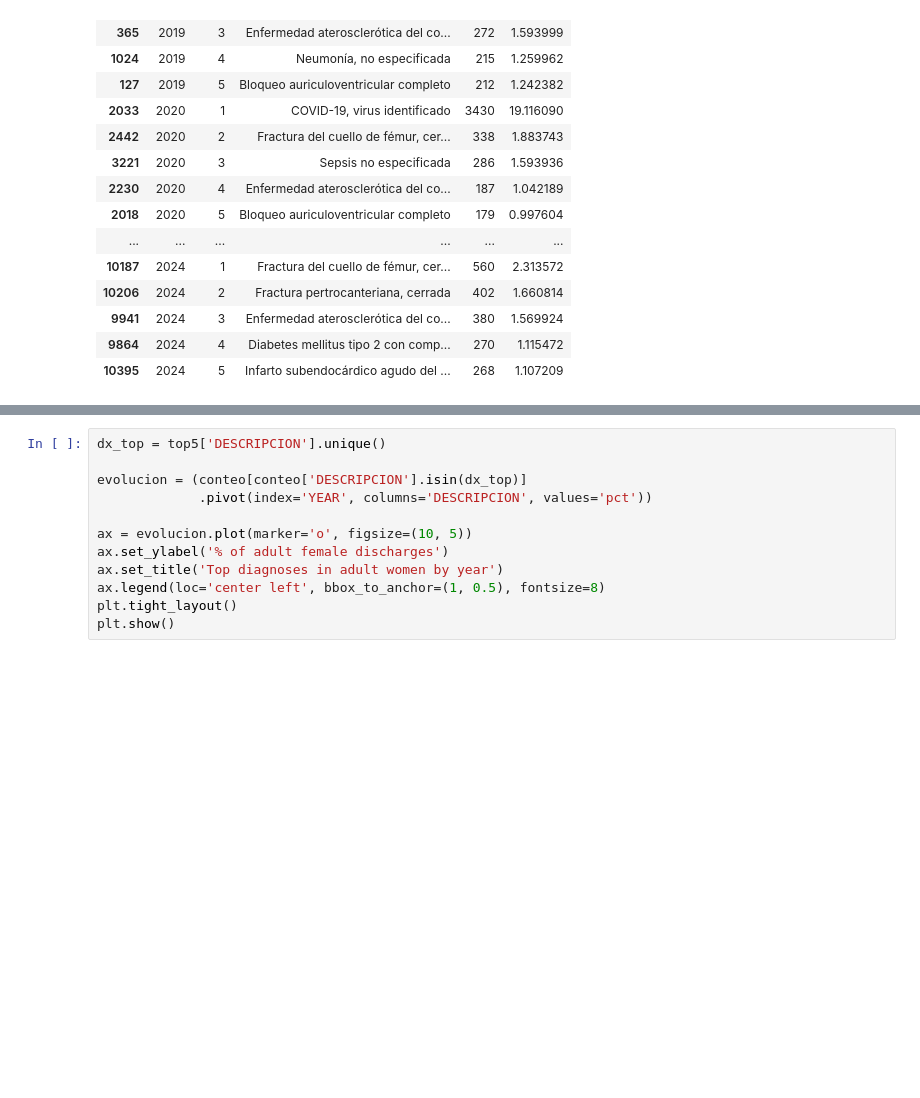
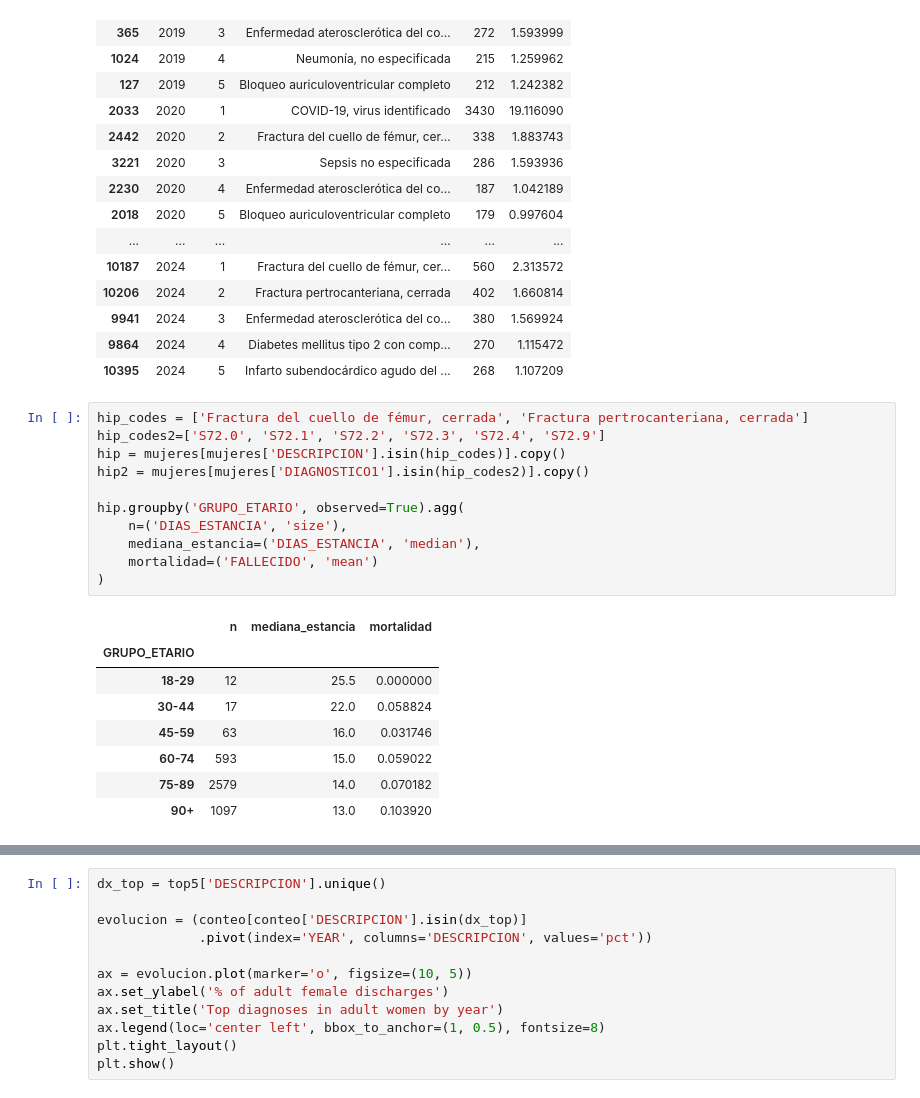
Before and after one commit to pbj-glitch/BusinessIntelligence, a Jupyter notebook: c1MariaLukas.ipynb, the cells around one changed output, grey strips where cells are left out. Saved outputs shown, nothing was run; the diff lists cells and outputs as text; blank space fills up the shorter version.

```diff
--- a/c1MariaLukas.ipynb
+++ b/c1MariaLukas.ipynb
@@ -279,3 +279,23 @@ top5[['YEAR', 'rank', 'DESCRIPCION', 'n', 'pct']]
 | 9941 | 2024 | 3 | Enfermedad aterosclerótica del co... | 380 | 1.569924 |
 | 9864 | 2024 | 4 | Diabetes mellitus tipo 2 con comp... | 270 | 1.115472 |
 | 10395 | 2024 | 5 | Infarto subendocárdico agudo del ... | 268 | 1.107209 |
+# %%
+hip_codes = ['Fractura del cuello de fémur, cerrada', 'Fractura pertrocanteriana, cerrada']
+hip_codes2=['S72.0', 'S72.1', 'S72.2', 'S72.3', 'S72.4', 'S72.9']
+hip = mujeres[mujeres['DESCRIPCION'].isin(hip_codes)].copy()
+hip2 = mujeres[mujeres['DIAGNOSTICO1'].isin(hip_codes2)].copy()
+
+hip.groupby('GRUPO_ETARIO', observed=True).agg(
+    n=('DIAS_ESTANCIA', 'size'),
+    mediana_estancia=('DIAS_ESTANCIA', 'median'),
+    mortalidad=('FALLECIDO', 'mean')
+)
+# %% [output]
+|  | n | mediana_estancia | mortalidad |
+| GRUPO_ETARIO |  |  |  |
+| 18-29 | 12 | 25.5 | 0.000000 |
+| 30-44 | 17 | 22.0 | 0.058824 |
+| 45-59 | 63 | 16.0 | 0.031746 |
+| 60-74 | 593 | 15.0 | 0.059022 |
+| 75-89 | 2579 | 14.0 | 0.070182 |
+| 90+ | 1097 | 13.0 | 0.103920 |
```
Also changed, not shown: parts of 4 cells of this notebook.
